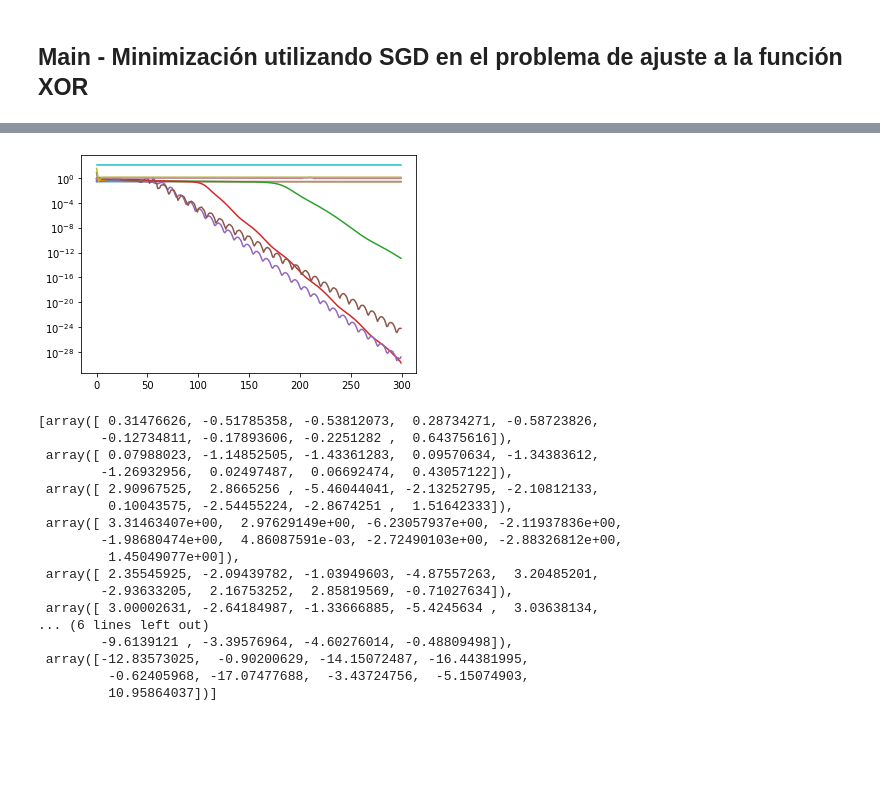
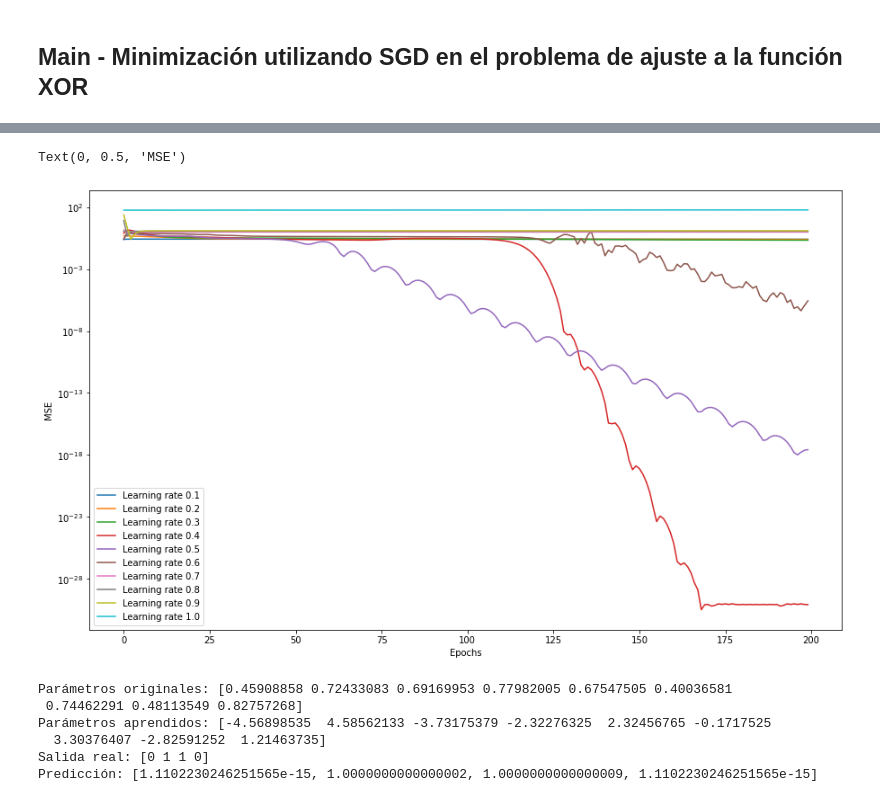
Before and after one commit to btourn/EIA-DeepLearning-Practicas, a Jupyter notebook: Clase1/ImplementacionSGD.ipynb, the cells around one changed output, grey strips where cells are left out. Saved outputs shown, nothing was run; the diff lists cells and outputs as text; code cells hidden in the pictures; blank space fills up the shorter version.

```diff
--- a/Clase1/ImplementacionSGD.ipynb
+++ b/Clase1/ImplementacionSGD.ipynb
@@ -164,11 +163,11 @@ neuronas_L2 = 1
 
 # Hiperparámetros del modelo
 learningRates = np.linspace(0.1, 1, 10) # Learning rates
-epochs = 300 # N° de iteraciones máximas de SGD
+epochs = 200 # N° de iteraciones máximas de SGD
 
 # Inicializacion random de los parámetros del modelo
 n_param = 9
-w0 = np.random.uniform(low=0.0, high=1.0, size=n_param)#np.random.rand(n_param)
+w0 = np.random.uniform(low=0.0, high=1.0, size=n_param) #np.random.uniform(low=0.0, high=1.0, size=n_param) #np.random.rand(n_param)
 
 # Llamada al algoritmo de Stochastic Gradient Descent para cada uno de los learning rate considerados
 MSE = []
@@ -177,7 +176,4 @@ for lr in learningRates:
     w_i, MSE_i = sgd(X, y, w0, lr, epochs)
     W.append(w_i)
     MSE.append(MSE_i)
-
-idx = np.argmin(MSE)
-w = W[idx]
 # %% [output]
@@ -236,5 +197,20 @@ IndexError: list index out of range
+# %%
+# Grafica
+colores = list(mcolors.TABLEAU_COLORS.keys())
+fig, axs = plt.subplots(1, sharey=True, figsize=(15, 9))
+for i, lr in enumerate(learningRates):
+    axs.semilogy(np.arange(epochs), MSE[i], linewidth=1.5, color=colores[i], label='Learning rate '+str(round(lr,2)))
+    axs.legend()
+
+axs.axes.set_xlabel('Epochs')
+axs.axes.set_ylabel('MSE')
+# %% [output]
+Text(0, 0.5, 'MSE')
+[figure, added]
 # %%
 # Comparacion parametros originales vs parametros ajustados
+idx = np.where(learningRates==0.4) # Del grafico anterior, lr=0.4 fue el que permitio reducir la funcion de pérdida en mayor medida
+w = W[idx[0][0]]
 print("Parámetros originales:", w0)
 print("Parámetros aprendidos:", w)
 
@@ -247,29 +223,10 @@ for i in range(N):
 
 print("Salida real:", y.flatten())
 print("Predicción:", y_pred)
+# %% [output]
+Parámetros originales: [0.45908858 0.72433083 0.69169953 0.77982005 0.67547505 0.40036581
+ 0.74462291 0.48113549 0.82757268]
+Parámetros aprendidos: [-4.56898535  4.58562133 -3.73175379 -2.32276325  2.32456765 -0.1717525
+  3.30376407 -2.82591252  1.21463735]
+Salida real: [0 1 1 0]
+Predicción: [1.1102230246251565e-15, 1.0000000000000002, 1.0000000000000009, 1.1102230246251565e-15]
-# %%
-# Grafica
-plt.semilogy(np.arange(epochs), np.asarray(MSE).T)
-plt.show()
-# %% [output]
-[figure, removed]
-# %%
-W
-# %% [output]
-[array([ 0.31476626, -0.51785358, -0.53812073,  0.28734271, -0.58723826,
-        -0.12734811, -0.17893606, -0.2251282 ,  0.64375616]),
- array([ 0.07988023, -1.14852505, -1.43361283,  0.09570634, -1.34383612,
-        -1.26932956,  0.02497487,  0.06692474,  0.43057122]),
- array([ 2.90967525,  2.8665256 , -5.46044041, -2.13252795, -2.10812133,
-         0.10043575, -2.54455224, -2.8674251 ,  1.51642333]),
- array([ 3.31463407e+00,  2.97629149e+00, -6.23057937e+00, -2.11937836e+00,
-        -1.98680474e+00,  4.86087591e-03, -2.72490103e+00, -2.88326812e+00,
-         1.45049077e+00]),
- array([ 2.35545925, -2.09439782, -1.03949603, -4.87557263,  3.20485201,
-        -2.93633205,  2.16753252,  2.85819569, -0.71027634]),
- array([ 3.00002631, -2.64184987, -1.33666885, -5.4245634 ,  3.03638134,
-... (6 lines left out)
-        -9.6139121 , -3.39576964, -4.60276014, -0.48809498]),
- array([-12.83573025,  -0.90200629, -14.15072487, -16.44381995,
-         -0.62405968, -17.07477688,  -3.43724756,  -5.15074903,
-         10.95864037])]
```
Also changed, not shown: parts of 9 cells of this notebook.
